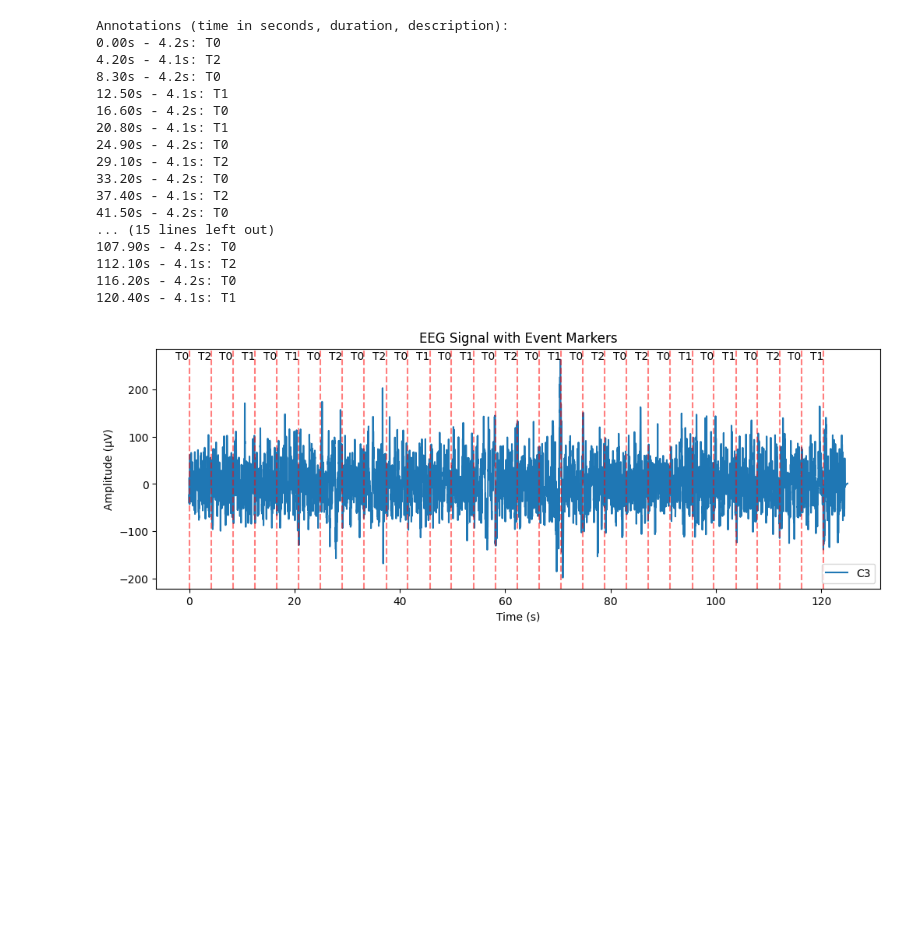
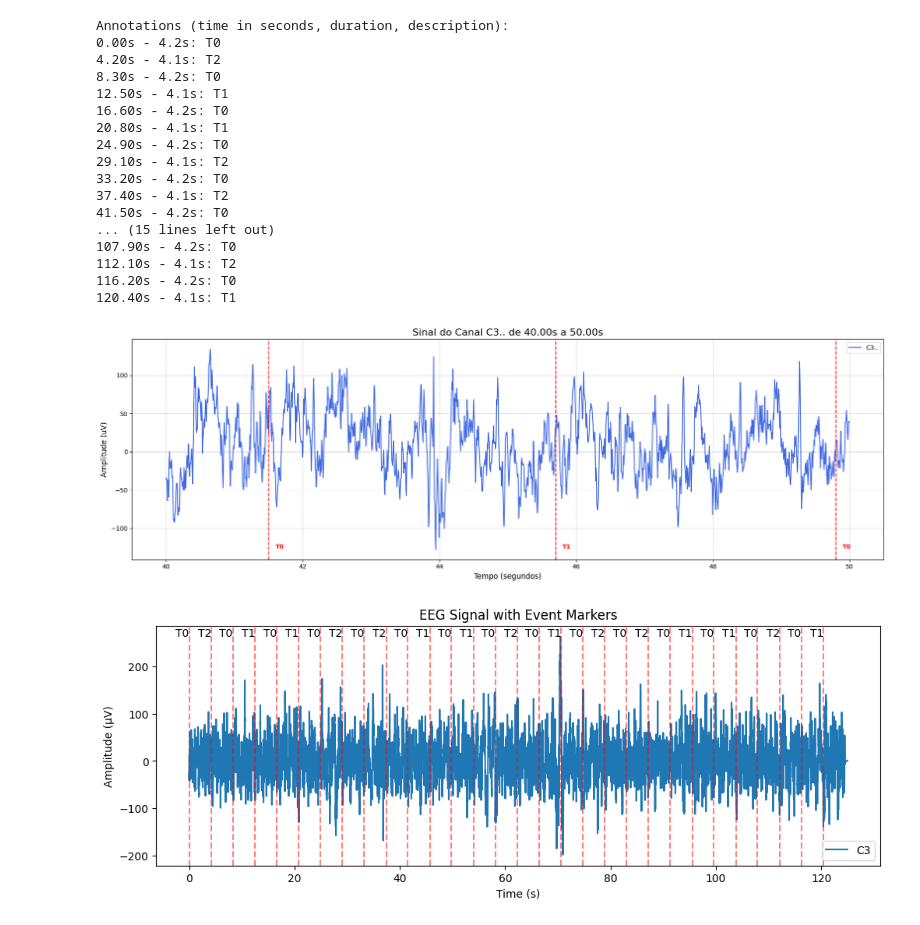
Before and after one commit to LuizAkazawa/EEG_Study, a Jupyter notebook: dataset.ipynb, the cells around one changed output. Cells and saved outputs as stored; diff of their text form; code cells hidden in the pictures; blank space fills up the shorter version.

```diff
--- a/dataset.ipynb
+++ b/dataset.ipynb
@@ -120,7 +120,7 @@ import numpy as np
 import matplotlib.pyplot as plt
 
 # Open the EDF file
-file_path = "./data/physionet_data/S001/S001R03.edf"
+file_path = "codigo_felipe\data\physionet_data\S001\S001R03.edf"
 reader = EdfReader(file_path)
 
 # Get signal data and headers
@@ -162,6 +162,86 @@ Annotations (time in seconds, duration, description):
 112.10s - 4.1s: T2
 116.20s - 4.2s: T0
 120.40s - 4.1s: T1
+# %%
+from pyedflib import EdfReader
+import numpy as np
+import matplotlib.pyplot as plt
+
+# ====================================================================
+# 1. LEITURA DO ARQUIVO EDF
+# ====================================================================
+file_path = "codigo_felipe\data\physionet_data\S001\S001R03.edf" # Atenção ao caminho do arquivo
+try:
+    reader = EdfReader(file_path)
+except IOError:
+    print(f"Erro: Não foi possível encontrar ou ler o arquivo em '{file_path}'. Verifique o caminho.")
+    exit()
+
+n_channels = reader.signals_in_file
+signal_labels = reader.getSignalLabels()
+fs = reader.getSampleFrequency(0)
+signals = np.zeros((n_channels, reader.getNSamples()[0]))
+for i in range(n_channels):
+    signals[i, :] = reader.readSignal(i)
+
+annotations = reader.readAnnotations()
+reader.close()
+
+
+# ====================================================================
+# 2. DEFINA O CANAL, O INTERVALO E PLOTE OS DADOS
+# ====================================================================
+
+# --- Defina o canal e o intervalo de tempo desejados ---
+target_channel_label = 'C3..'
+start_time_s = 40.0
+end_time_s = 50.0
+# -----------------------------------------------------------
+
+# Encontre o índice do canal desejado
+try:
+    channel_index = signal_labels.index(target_channel_label)
+except ValueError:
+    print(f"Erro: O canal '{target_channel_label}' não foi encontrado no arquivo.")
+    print(f"Canais disponíveis: {signal_labels}")
+    exit()
+
+# Converta o tempo em segundos para índices do array (amostras)
+start_index = int(start_time_s * fs)
+end_index = int(end_time_s * fs)
+
+# Verifique se os índices estão dentro dos limites
+if end_index > signals.shape[1]:
+    end_index = signals.shape[1]
+    print(f"Aviso: O tempo final foi ajustado para o fim do sinal ({end_index/fs:.2f}s).")
+
+# Selecione a fatia de dados APENAS do canal desejado
+data_to_plot = signals[channel_index, start_index:end_index]
+time_vector = np.linspace(start_time_s, end_time_s, num=data_to_plot.shape[0])
+
+# Crie a figura para o plot
+fig, ax = plt.subplots(figsize=(18, 6))
+
+# Plote o único canal
+ax.plot(time_vector, data_to_plot, label=target_channel_label, color='royalblue')
+
+# Adicione linhas verticais para as anotações que estão no intervalo
+for onset, duration, description in zip(annotations[0], annotations[1], annotations[2]):
+    if start_time_s <= onset < end_time_s:
+        ax.axvline(x=onset, color='red', linestyle='--', linewidth=1.5)
+        ax.text(onset + 0.1, ax.get_ylim()[0] * 0.9, description, color='red', weight='bold')
+
+# Melhore a aparência do gráfico
+ax.set_title(f"Sinal do Canal {target_channel_label} de {start_time_s:.2f}s a {end_time_s:.2f}s", fontsize=16)
+ax.set_xlabel("Tempo (segundos)", fontsize=12)
+ax.set_ylabel("Amplitude (uV)", fontsize=12) # Agora mostra a amplitude real
+ax.grid(True, which='both', linestyle='--', linewidth=0.5)
+ax.legend(loc='upper right')
+
+plt.tight_layout()
+plt.show()
+# %% [output]
+[figure, added]
 # %%
 time = np.arange(len(c3_filtered)) / fs
 
```
Also changed, not shown: 2 other files.
